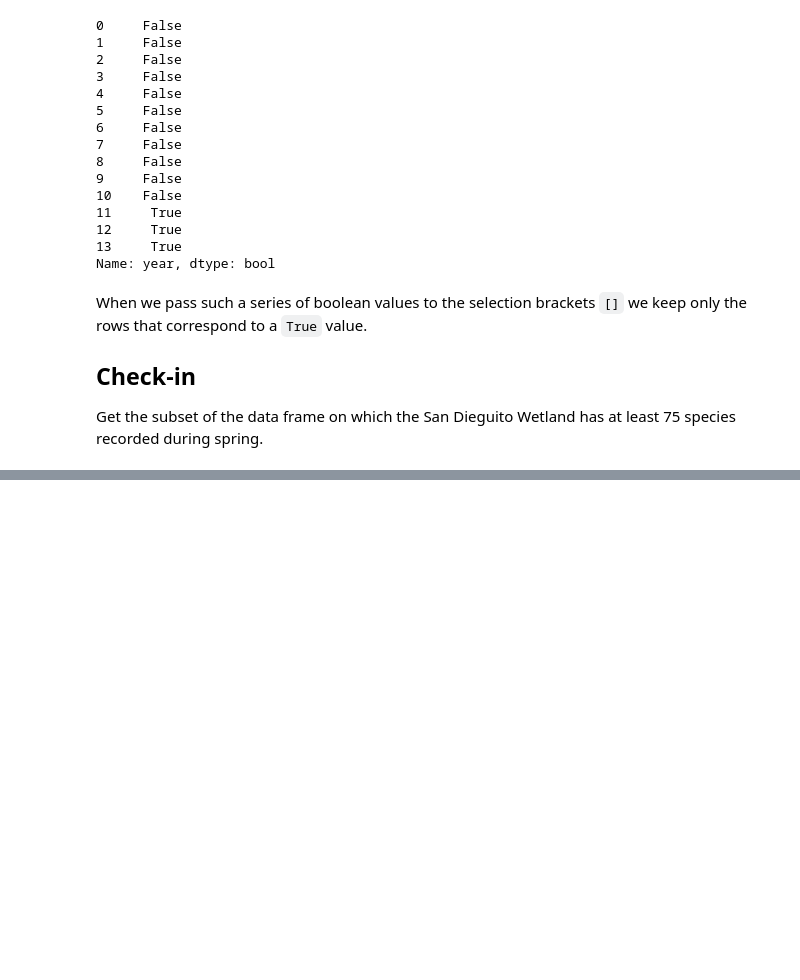
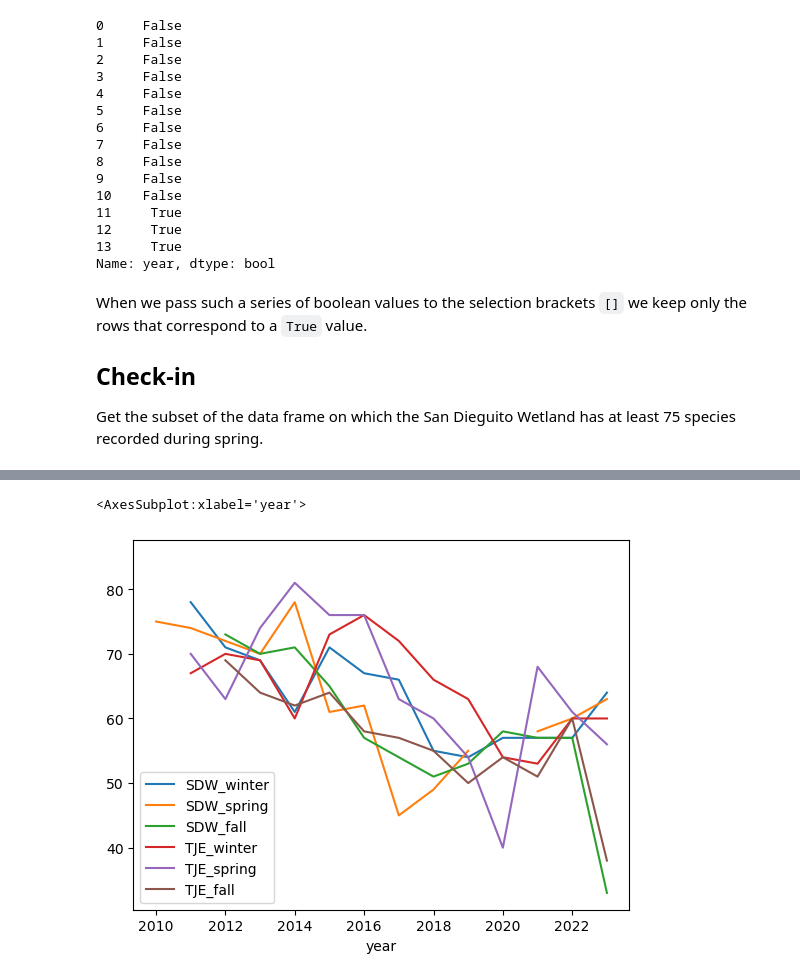
Before and after one commit to tommats00/eds220-2024-in-class, a Jupyter notebook: week2-dataframe-subseting.ipynb, the cells around one changed output, grey strips where cells are left out. Saved outputs shown, nothing was run; the diff lists cells and outputs as text; code cells hidden in the pictures; blank space fills up the shorter version.

```diff
--- a/week2-dataframe-subseting.ipynb
+++ b/week2-dataframe-subseting.ipynb
@@ -275,0 +434,8 @@ sdw_spring
+# %%
+(df.set_index('year')
+ .loc[:, 'SDW_winter':'TJE_fall']
+ .plot()
+)
+# %% [output]
+<AxesSubplot:xlabel='year'>
+[figure, added]
```
Also changed, not shown: parts of 29 cells of this notebook.
